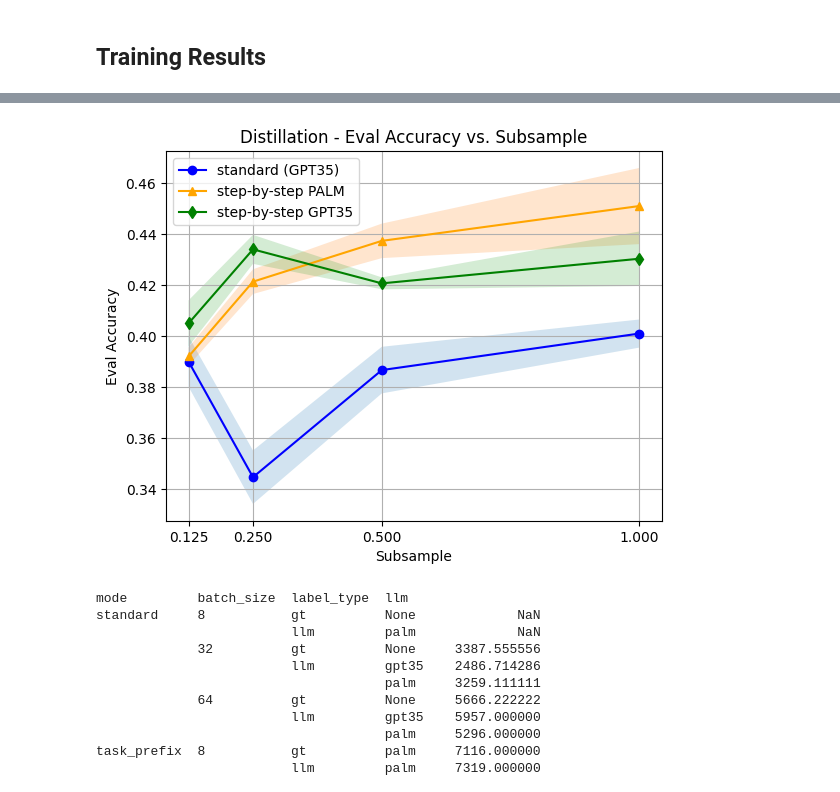
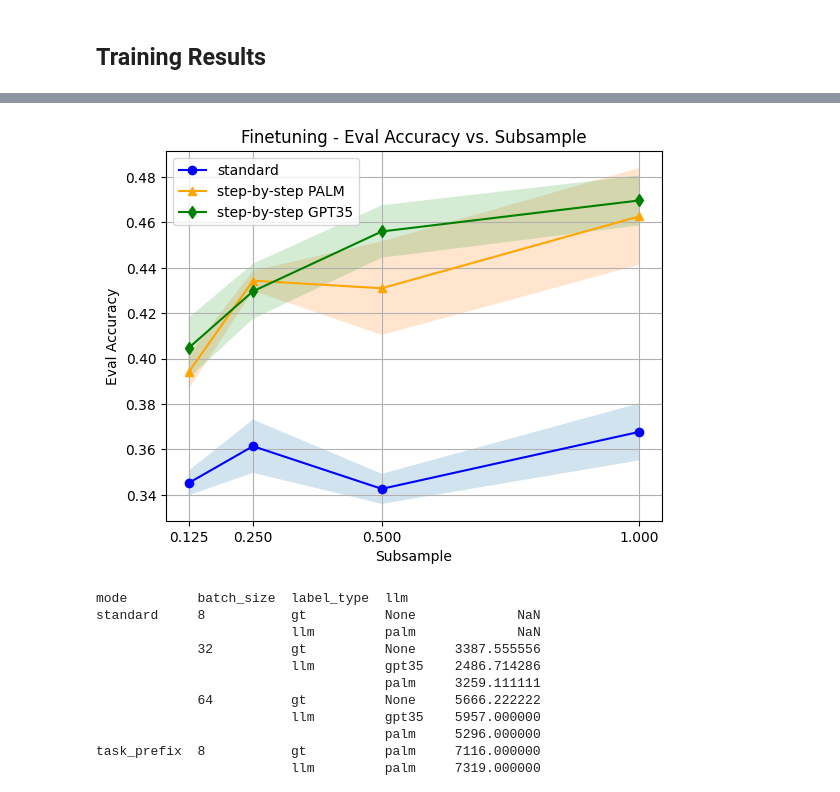
Before and after one commit to lukasvoege/ZeroShot-step-by-step-distillation, a Jupyter notebook: analytics.ipynb, the cells around one changed output, grey strips where cells are left out. Saved outputs shown, nothing was run; the diff lists cells and outputs as text; code cells hidden in the pictures.

```diff
--- a/analytics.ipynb
+++ b/analytics.ipynb
@@ -199,7 +199,7 @@ experiments.head()
 | 3 | Subsampling ANLI1 | standard Finetuning | anli1 | t5-v1_1-base | standard | NaN | 1.000 | 0 | gt | ... |
 | 4 | RERUN Subsampling ANLI1 | standard Finetuning | anli1 | t5-v1_1-base | standard | NaN | 0.125 | 0 | gt | ... |
 # %%
-def subsampling_graph(experiments_data: pd.DataFrame, dataset: str, labels: bool, prompt_mix: int, teacher_labels: str = None):
+def subsampling_graph(experiments_data: pd.DataFrame, dataset: str, labels: bool, prompt_mix: int, distill_labels: str = None):
     # replace nan with "None"
     experiments_data["llm"] = experiments_data["llm"].fillna("None")
 
@@ -214,7 +214,7 @@ def subsampling_graph(experiments_data: pd.DataFrame, dataset: str, labels: bool
         {"train_duration": ["mean", "std"],
          "train_steps": ["mean", "std"],
          "test_acc": ["mean", "std", "sem"],
-         "eval_acc": ["mean", "std", "sem"]}
+         "eval_acc": ["mean", "std", "sem", "max"]}
         )
 
     # flatten multiindex
@@ -224,13 +224,13 @@ def subsampling_graph(experiments_data: pd.DataFrame, dataset: str, labels: bool
     if labels:
         standard = experiments_data.query("mode == 'standard' and llm == 'None'")
     else:
-        standard = experiments_data.query("mode == 'standard' and llm == @teacher_labels") ## For standard distillation we have to set labels to gpt35 or palm
+        standard = experiments_data.query("mode == 'standard' and llm == @distill_labels") ## For standard distillation we have to set labels to gpt35 or palm
     task_prefix_palm = experiments_data.query("mode == 'task_prefix' and llm == 'palm'")
     task_prefix_gpt35 = experiments_data.query("mode == 'task_prefix' and llm == 'gpt35'")
 
     fig, ax = plt.subplots()
 
-    lb = "standard" if labels else f"standard ({teacher_labels.upper()})"
+    lb = "standard" if labels else f"standard ({distill_labels.upper()})"
     ax.plot(standard["subsample"], standard["eval_acc_mean"], label=lb, color="blue", marker="o")
     ax.fill_between(standard["subsample"], standard["eval_acc_mean"] - standard["eval_acc_sem"], standard["eval_acc_mean"] + standard["eval_acc_sem"], alpha=0.2)
 
@@ -251,9 +251,9 @@ def subsampling_graph(experiments_data: pd.DataFrame, dataset: str, labels: bool
     ax.set_xlabel("Subsample")
     ax.legend()
 # %%
-subsampling_graph(experiments, dataset="anli1", labels=False, prompt_mix=6, teacher_labels="gpt35")
+subsampling_graph(experiments, dataset="anli1", labels=True, prompt_mix=6, distill_labels="gpt35")
 # %% [output]
-[figure, old version]
+[figure, new version]
 # %%
 experiments.groupby(["mode", "batch_size", "label_type", "llm"])["train_duration"].mean()
 # %% [output]
```
Also changed, not shown: 3 other files.
